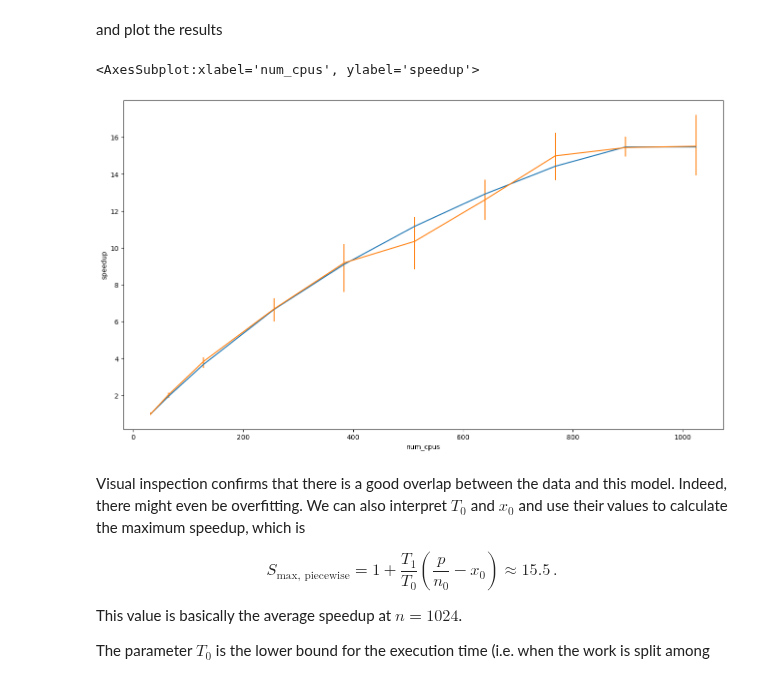
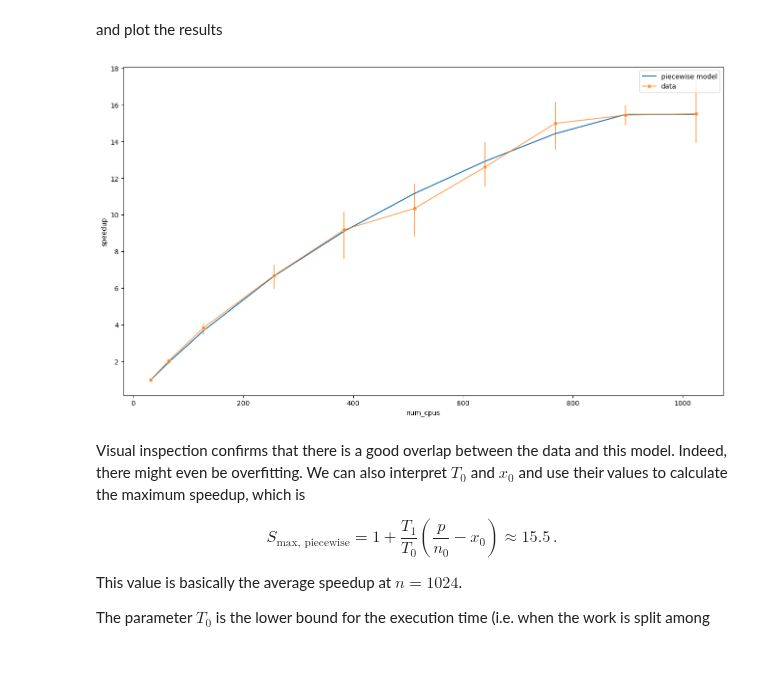
Before and after one commit to stefanocampanella/MHPC-project, a Jupyter notebook: notebooks/scaling.ipynb, the cells around one changed output. Drawn from its saved outputs; the diff is of its cells as text; code cells hidden in the pictures.

```diff
--- a/notebooks/scaling.ipynb
+++ b/notebooks/scaling.ipynb
@@ -280,8 +279,8 @@ We can now fit the piecewise model,
 def speedup_from_t(t, n, params, p=512, n0=32):
     return t(np.asarray([p / n0]), *params) / t(p / n, *params)
 
-def t_piecewise(x, t0, t1, x0):
-    return np.apply_along_axis(lambda col: np.piecewise(col, [col >= x0, col < x0], [lambda x: t0 + t1 * (x - x0), t0]), 0, x)
+def t_piecewise(xs, t0, t1, x0):
+    return np.apply_along_axis(lambda col: np.piecewise(col, [col >= x0, col < x0], [lambda x: t0 + t1 * (x - x0), t0]), 0, xs)
 
 (piecewise_t0, piecewise_x0), cov = curve_fit(lambda x, t0, x0: speedup_from_t(t_piecewise, x, [t0, fit.params[1], x0]),
                                               data['num_cpus'], data['speedup'])
@@ -291,11 +290,11 @@ def t_piecewise(x, t0, t1, x0):
 # %% [markdown]
 and plot the results
 # %%
-sns.lineplot(x=data['num_cpus'], y=speedup_from_t(t_piecewise, data['num_cpus'], [piecewise_t0, fit.params[1], piecewise_x0]))
-sns.lineplot(data=data, x='num_cpus', y='speedup', err_style='bars')
+ax = sns.lineplot(x=data['num_cpus'], y=speedup_from_t(t_piecewise, data['num_cpus'], [piecewise_t0, fit.params[1], piecewise_x0]), label='piecewise model')
+sns.lineplot(data=data, x='num_cpus', y='speedup', alpha=0.7, marker='o', err_style='bars', label='data', ax=ax)
+plt.show()
 # %% [output]
-<AxesSubplot:xlabel='num_cpus', ylabel='speedup'>
-[figure, old version]
+[figure, new version]
 # %% [markdown]
 Visual inspection confirms that there is a good overlap between the data and this model. Indeed, there might even be overfitting. We can also interpret $T_0$ and $x_0$ and use their values to calculate the maximum speedup, which is
 
```
Also changed, not shown: parts of 11 cells of this notebook.
